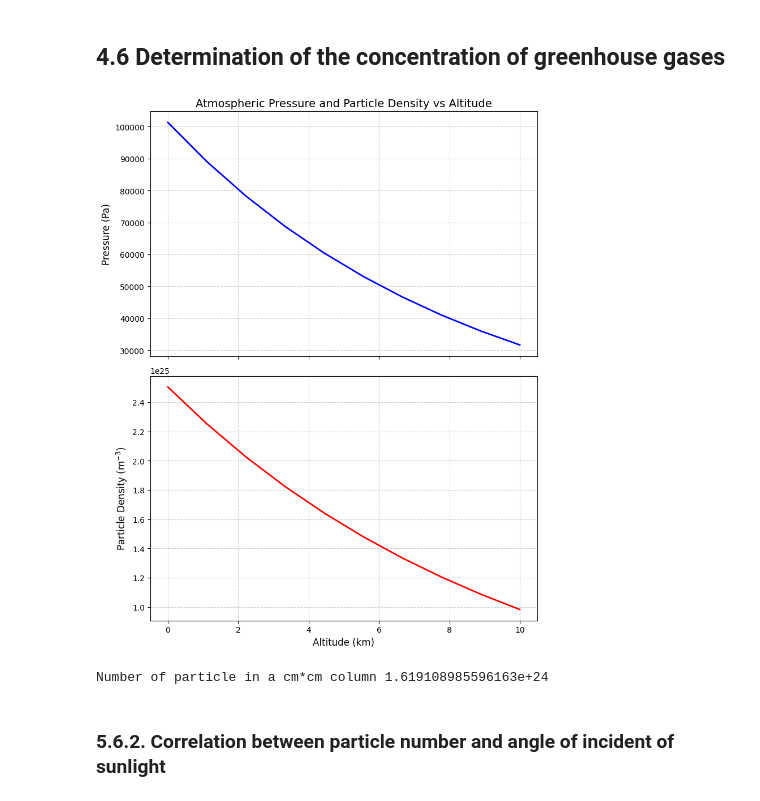
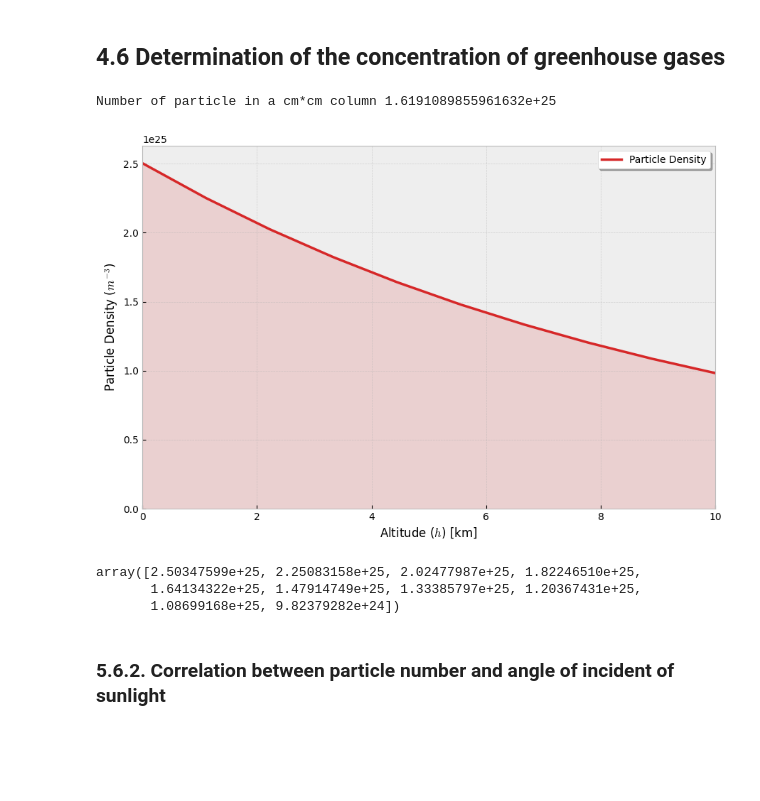
Before and after one commit to jaychotaliya987/InfraredSpectroscopy, a Jupyter notebook: Results.ipynb, the cells around one changed output. Cells and saved outputs as stored; diff of their text form; code cells hidden in the pictures; blank space fills up the shorter version.

```diff
--- a/Results.ipynb
+++ b/Results.ipynb
@@ -195,34 +232,59 @@ nominator = (9.8 * 0.02896) * h # 0.02896 is the molar mass of air in kg/mol. NO
 denominator = 8.314 * temp_h0
 pres_h = pres_h0 * np.exp (-nominator/denominator)
 part_density = (pres_h / (constants.k * temp_h)) # particle density as a function of height
+
+
+num_particle = integrate.simpson(part_density/10000, h)
+print(f"Number of particle in a cm*cm column {num_particle}")
+# %% [output]
+Number of particle in a cm*cm column 1.6191089855961632e+25
 # %%
+import matplotlib.pyplot as plt
+import numpy as np
+
+# Set a professional scientific style
+plt.style.use('bmh')
+
 # 2. Create the Subplots
-fig, (ax1, ax2) = plt.subplots(2, 1, figsize=(8, 10), sharex=True)
+# (Removed the parentheses around ax2 as it is a single axis)
+fig, ax2 = plt.subplots(figsize=(9, 6))
 
-# Top Plot: Pressure
-ax1.plot(h / 1000, pres_h, color='blue', lw=2)
-ax1.set_ylabel('Pressure (Pa)', fontsize=12)
-ax1.set_title('Atmospheric Pressure and Particle Density vs Altitude', fontsize=14)
-ax1.grid(True, linestyle='--', alpha=0.6)
+# Main Plot: Particle Density
+# Using a slightly thicker line and a professional red (hex #d62728)
+ax2.plot(h / 1000, part_density, color='#d62728', lw=2.5, label='Particle Density')
 
-# Bottom Plot: Particle Density
-ax2.plot(h / 1000, part_density, color='red', lw=2)
-ax2.set_ylabel('Particle Density (m$^{-3}$)', fontsize=12)
-ax2.set_xlabel('Altitude (km)', fontsize=12)
-ax2.grid(True, linestyle='--', alpha=0.6)
+# --- ENHANCEMENT: Fill the area under the curve ---
+ax2.fill_between(h / 1000, 0, part_density, color='#d62728', alpha=0.15)
 
-# Format the Y-axis of density to scientific notation
-ax2.ticklabel_format(style='sci', axis='y', scilimits=(0,0))
+# --- ENHANCEMENT: Add Scale Height (H) Reference ---
+# Typically ~8km for the Earth's atmosphere
+#ax2.axvline(x=8.4, color='black', linestyle=':', alpha=0.4)
+
+ax2.set_ylabel('Particle Density ($m^{-3}$)', fontsize=12)
+ax2.set_xlabel('Altitude ($h$) [km]', fontsize=12)
+
+# --- ENHANCEMENT: Grid and Axis Cleaning ---
+ax2.grid(True, linestyle='--', alpha=0.5)
+ax2.set_ylim(bottom=0)
+ax2.set_xlim(0, max(h/1000))
+
+# Removes the whitespace gap between the data and the y-axis
+ax2.margins(x=0)
+
+# Legend with a clean frame
+ax2.legend(frameon=True, facecolor='white', framealpha=1, loc='upper right', shadow=True)
 
 plt.tight_layout()
+plt.savefig("Report/Particle_density.png", dpi=300)
 plt.show()
 # %% [output]
-[figure, old version]
+[figure, new version]
-# %%
-num_particle = integrate.simpson(part_density/100, h/1000, dx = 0.01)
-print(f"Number of particle in a cm*cm column {num_particle}")
-# %% [output]
-Number of particle in a cm*cm column 1.619108985596163e+24
+# %%
+part_density
+# %% [output]
+array([2.50347599e+25, 2.25083158e+25, 2.02477987e+25, 1.82246510e+25,
+       1.64134322e+25, 1.47914749e+25, 1.33385797e+25, 1.20367431e+25,
+       1.08699168e+25, 9.82379282e+24])
 # %% [markdown]
 ### 5.6.2. Correlation between particle number and angle of incident of sunlight
 # %%
```
Also changed, not shown: parts of 21 cells of this notebook, 23 other files.
